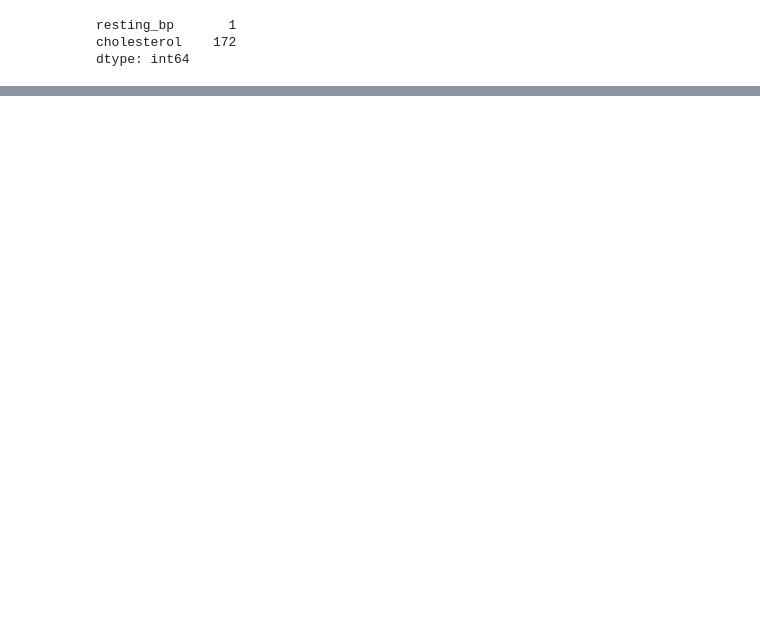
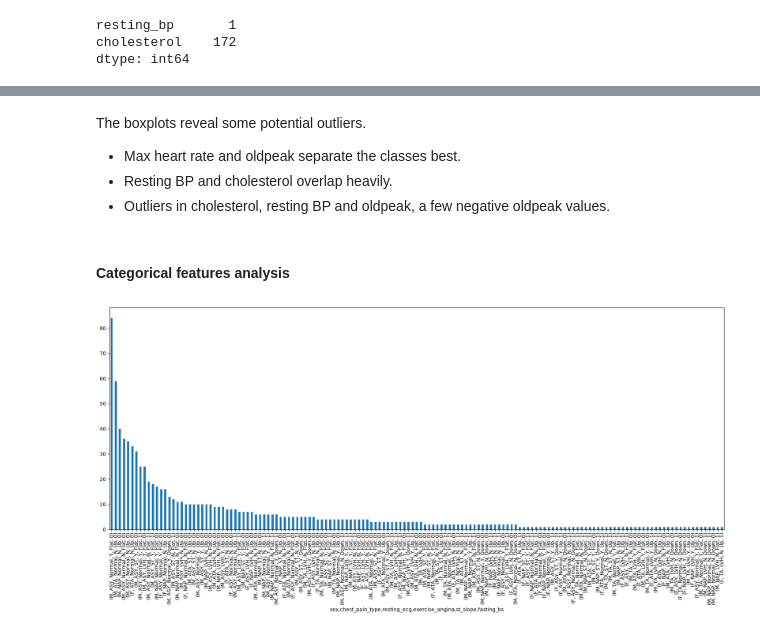
Before and after one commit to aminulaiba/cardio-predict, a Jupyter notebook: notebook.ipynb, the cells around one changed output, grey strips where cells are left out. Saved outputs shown, nothing was run; the diff lists cells and outputs as text; code cells hidden in the pictures; blank space fills up the shorter version.

```diff
--- a/notebook.ipynb
+++ b/notebook.ipynb
@@ -133,0 +185,12 @@ dtype: int64
+# %% [markdown]
+The boxplots reveal some potential outliers.
+- Max heart rate and oldpeak separate the classes best.
+- Resting BP and cholesterol overlap heavily.
+- Outliers in cholesterol, resting BP and oldpeak, a few negative oldpeak values.
+# %% [markdown]
+#### Categorical features analysis
+# %%
+df[categorical_col].value_counts().plot(kind="bar", figsize=(22, 8))
+plt.show()
+# %% [output]
+[figure, added]
```
Also changed, not shown: parts of 32 cells of this notebook, 3 other files.
